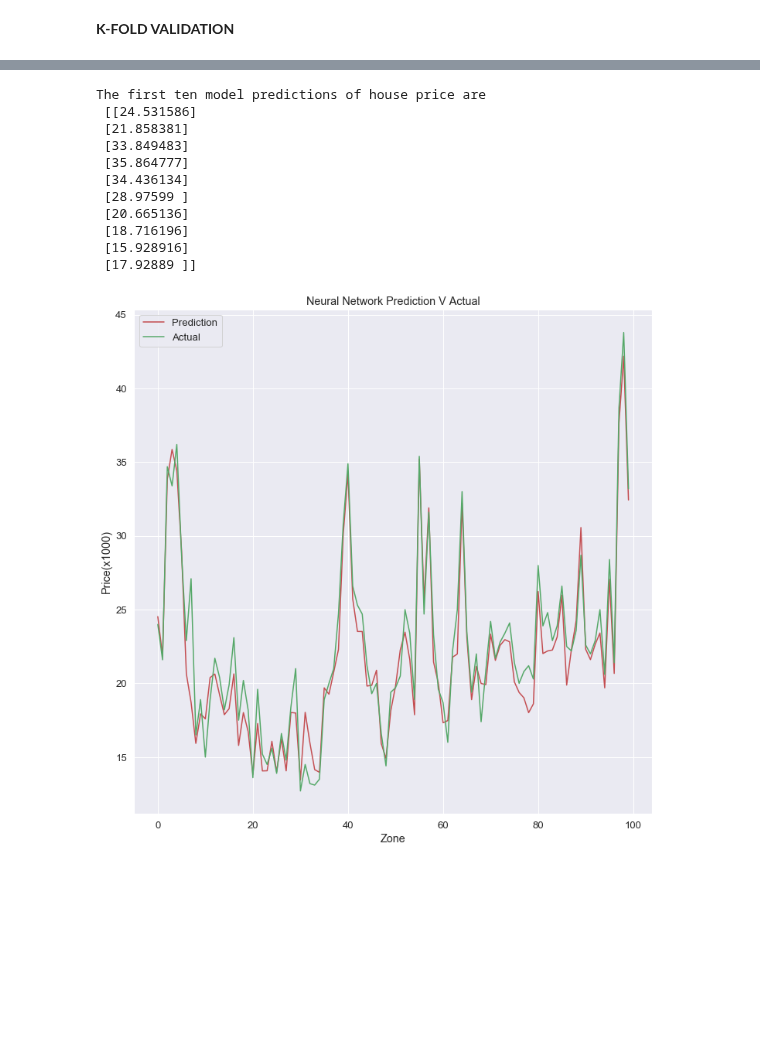
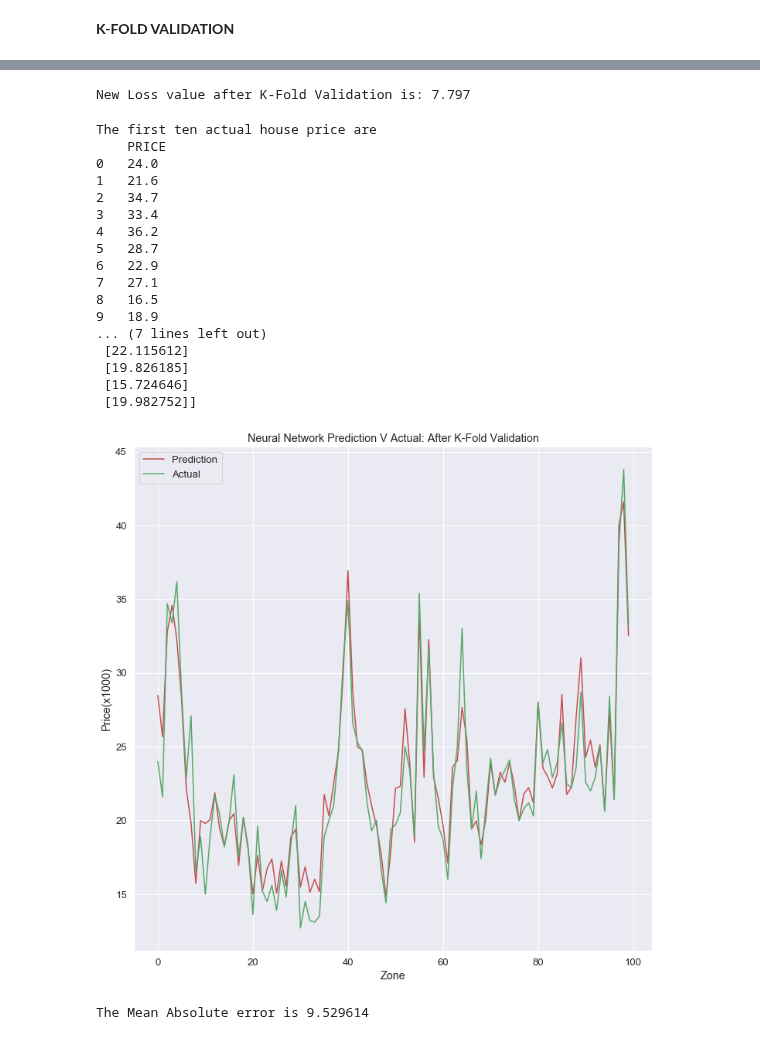
Before and after one commit to oreillyh/Machine-Learning-Statistics, a Jupyter notebook: MACHINE LEARNING AND STATISTICS PROJECT .ipynb, the cells around one changed output, grey strips where cells are left out. Cells and saved outputs as stored; diff of their text form; code cells hidden in the pictures; blank space fills up the shorter version.

Commit message:
more progress with k-fold validation not sure if its right though

```diff
--- a/MACHINE LEARNING AND STATISTICS PROJECT .ipynb
+++ b/MACHINE LEARNING AND STATISTICS PROJECT .ipynb
@@ -872,18 +872,29 @@ Removing outliers did not have  substantial effect on the prediction accuracy
 #from sklearn.model_selection import KFold
 
 import numpy as np
+#import KFold library from scikitlearn
 from sklearn.model_selection import KFold
+
+#define number of splits (folds)
 kf = KFold(n_splits=10)
 kf.get_n_splits(x)
 
 #print(kf)
+
+#apply a kfold of 10 splits, no random stae generate (would have output same result all the time)
 KFold(n_splits=10, random_state=None, shuffle=True)
+
+#create empty index for each fold
 train_index=[]
 test_index=[]
+
+#apply k fold validation over the 10 folds
 for train_index, test_index in kf.split(x):
     #print("TRAIN:", train_index, "TEST:", test_index)
-    x_train, x_test = x[:100], x[:]
-    y_train, y_test = y[:100], y[:]
+    x_train, x_test = x[:405], x[:] #set at train:test 80:20
+    y_train, y_test = y[:405], y[:] #set at train:test 80:20
+
+
 
 #model=create_model()
 hist = model.fit(x_train, y_train,epochs=500)
@@ -908,29 +930,54 @@ Epoch 500/500
+# %%
+model_eval = model.evaluate(x_train, y_train, verbose=0)
+
+print ("New Loss value after K-Fold Validation is:", float("{0:.3f}".format(model_eval)))
+# %% [output]
+New Loss value after K-Fold Validation is: 7.797
 # %%
 y_true = bos['PRICE']
 y_pred = model.predict(x)
 # %%
+#print first ten rows of dataset prices column
+first_10_Prices = bos.iloc[0:10, 13:15]
+
+print("The first ten actual house price are \n", first_10_Prices)
 print("The first ten model predictions of house price are \n",y_pred[:10])
 # %% [output]
-The first ten model predictions of house price are
- [[24.531586]
- [21.858381]
- [33.849483]
- [35.864777]
- [34.436134]
- [28.97599 ]
- [20.665136]
- [18.716196]
- [15.928916]
- [17.92889 ]]
+The first ten actual house price are
+    PRICE
+0   24.0
+1   21.6
+2   34.7
+3   33.4
+4   36.2
+5   28.7
+6   22.9
+7   27.1
+8   16.5
+9   18.9
+... (7 lines left out)
+ [22.115612]
+ [19.826185]
+ [15.724646]
+ [19.982752]]
 # %%
 #Plot of actual v predicted price of first 100 data points
 plt.figure(figsize=(12, 12))
 plt.plot(y_pred[:100], 'r-', label ='Prediction')
 plt.plot(y_true[:100], 'g', label = 'Actual')
-plt.title("Neural Network Prediction V Actual")
+plt.title("Neural Network Prediction V Actual: After K-Fold Validation")
 plt.ylabel("Price(x1000)")
 plt.xlabel("Zone")
 plt.legend(["Prediction", "Actual"], loc="upper left")
 plt.show()
 # %% [output]
-[figure, old version]
+[figure, new version]
+# %%
+#Evaluate the Mean-Squared error
+
+error = np.mean(kr.losses.mean_absolute_error(y_true, y_pred))
+
+#MSE of first 100 predictions
+print ("The Mean Absolute error is", error)
+# %% [output]
+The Mean Absolute error is 9.529614
```
Also changed, not shown: parts of 11 cells of this notebook.
